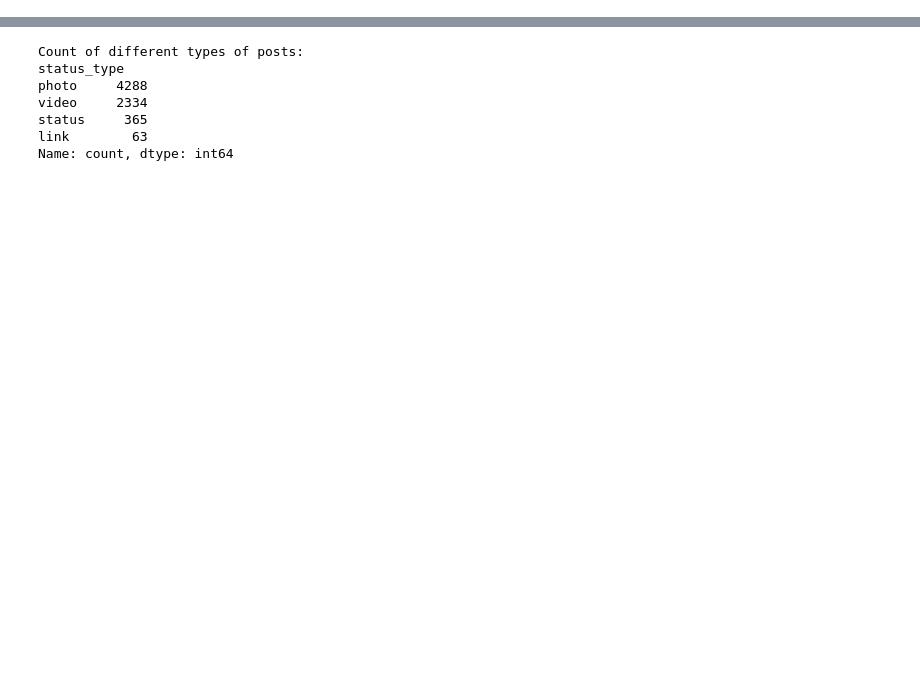
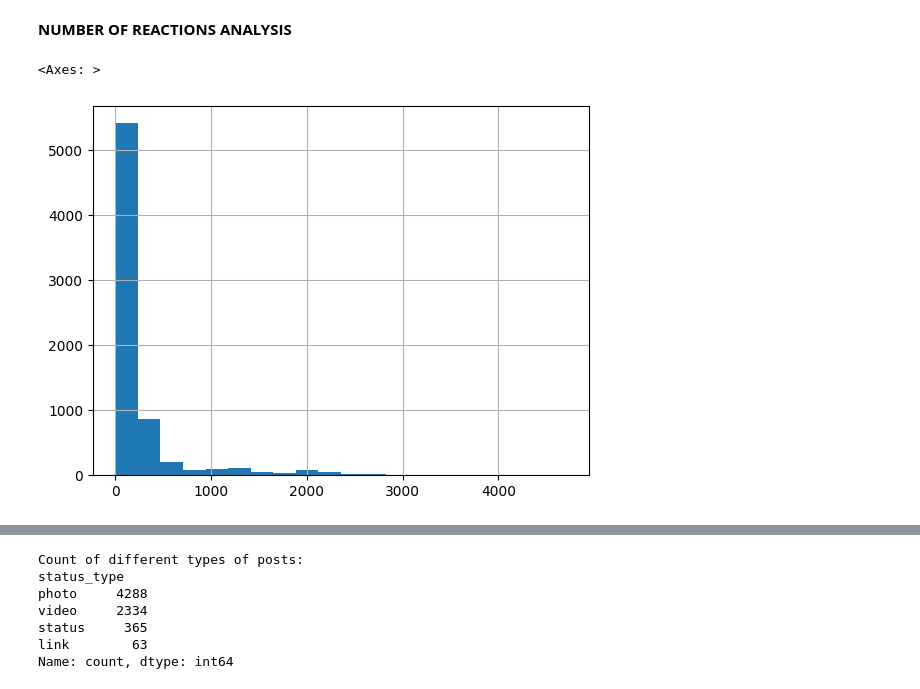
Before and after one commit to anikashaji/Finlatics-Projetcs, a Jupyter notebook: Facebook_Data_analysis.ipynb, the cells around one changed output, grey strips where cells are left out. Saved outputs shown, nothing was run; the diff lists cells and outputs as text; code cells hidden in the pictures; blank space fills up the shorter version.

```diff
--- a/Facebook_Data_analysis.ipynb
+++ b/Facebook_Data_analysis.ipynb
@@ -37,0 +189,7 @@ The correlation between 'num_shares' and 'num_comments' is positive with a moder
+# %% [markdown]
+**NUMBER OF REACTIONS ANALYSIS**
+# %%
+df['num_reactions'].hist(bins=20)
+# %% [output]
+<Axes: >
+[figure, added]
```
Also changed, not shown: parts of 54 cells of this notebook.
